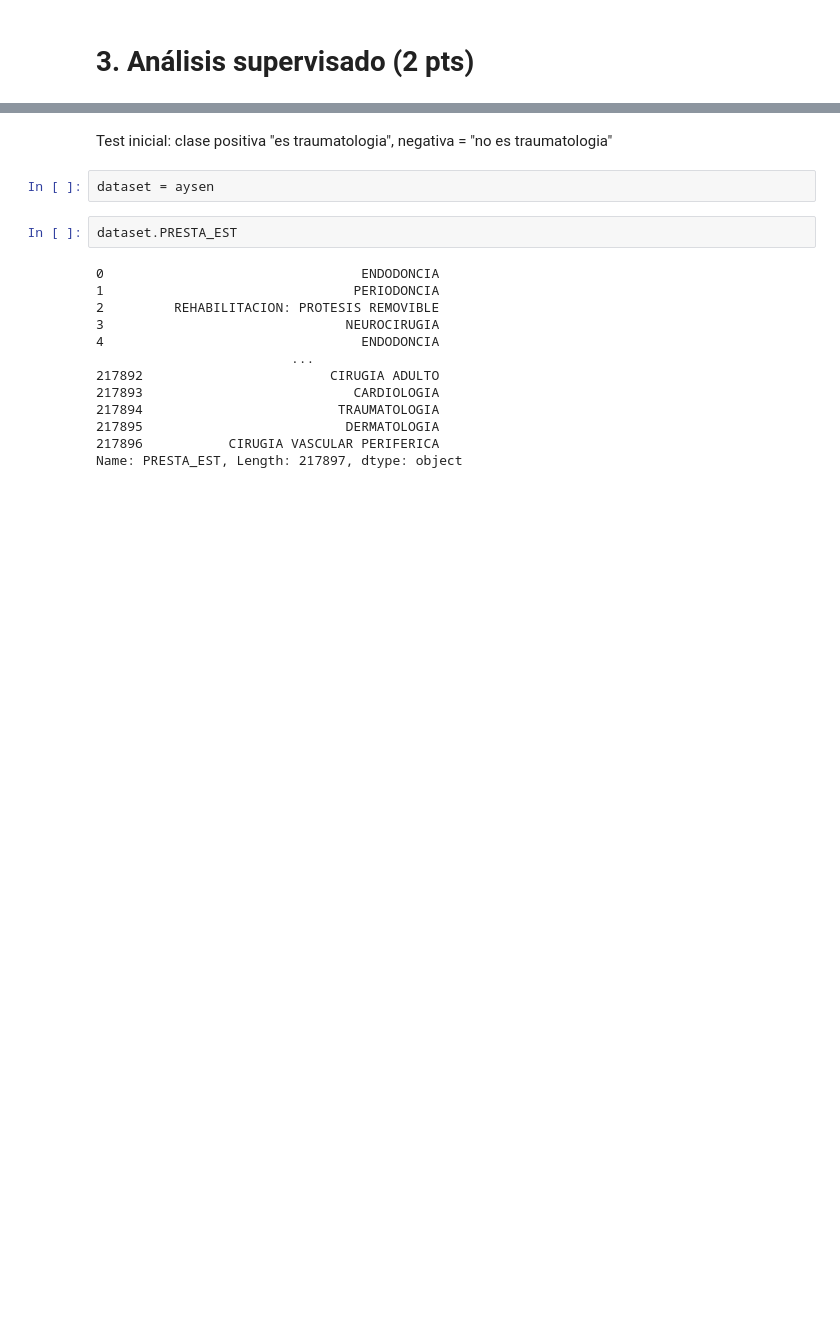
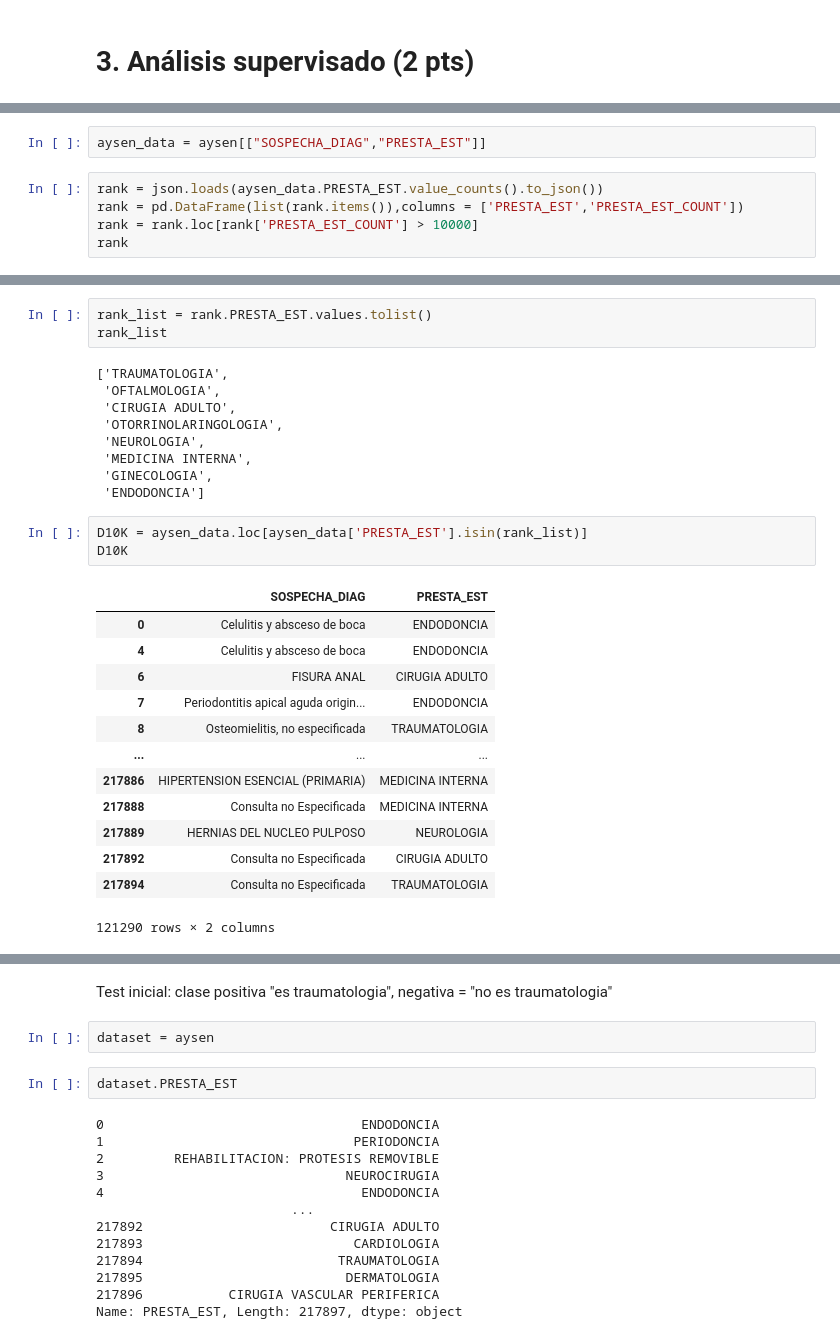
Before and after one commit to alvaro-neira/nlp-homework1, a Jupyter notebook: Tarea_NLP_Grupo_3.ipynb, the cells around one changed output, grey strips where cells are left out. Drawn from its saved outputs; the diff is of its cells as text; blank space fills up the shorter version.

```diff
--- a/Tarea_NLP_Grupo_3.ipynb
+++ b/Tarea_NLP_Grupo_3.ipynb
@@ -404,0 +407,7 @@ Utilice en esta secci ́on la salida de la secci ́on de limpieza, o el texto cr
+# %%
+aysen_data = aysen[["SOSPECHA_DIAG","PRESTA_EST"]]
+# %%
+rank = json.loads(aysen_data.PRESTA_EST.value_counts().to_json())
+rank = pd.DataFrame(list(rank.items()),columns = ['PRESTA_EST','PRESTA_EST_COUNT'])
+rank = rank.loc[rank['PRESTA_EST_COUNT'] > 10000]
+rank
@@ -404,0 +424,29 @@ Utilice en esta secci ́on la salida de la secci ́on de limpieza, o el texto cr
+# %%
+rank_list = rank.PRESTA_EST.values.tolist()
+rank_list
+# %% [output]
+['TRAUMATOLOGIA',
+ 'OFTALMOLOGIA',
+ 'CIRUGIA ADULTO',
+ 'OTORRINOLARINGOLOGIA',
+ 'NEUROLOGIA',
+ 'MEDICINA INTERNA',
+ 'GINECOLOGIA',
+ 'ENDODONCIA']
+# %%
+D10K = aysen_data.loc[aysen_data['PRESTA_EST'].isin(rank_list)]
+D10K
+# %% [output]
+|  | SOSPECHA_DIAG | PRESTA_EST |
+| 0 | Celulitis y absceso de boca | ENDODONCIA |
+| 4 | Celulitis y absceso de boca | ENDODONCIA |
+| 6 | FISURA ANAL | CIRUGIA ADULTO |
+| 7 | Periodontitis apical aguda origin... | ENDODONCIA |
+| 8 | Osteomielitis, no especificada | TRAUMATOLOGIA |
+| ... | ... | ... |
+| 217886 | HIPERTENSION ESENCIAL (PRIMARIA) | MEDICINA INTERNA |
+| 217888 | Consulta no Especificada | MEDICINA INTERNA |
+| 217889 | HERNIAS DEL NUCLEO PULPOSO | NEUROLOGIA |
+| 217892 | Consulta no Especificada | CIRUGIA ADULTO |
+| 217894 | Consulta no Especificada | TRAUMATOLOGIA |
+121290 rows × 2 columns
```
Also changed, not shown: parts of 16 cells of this notebook.
